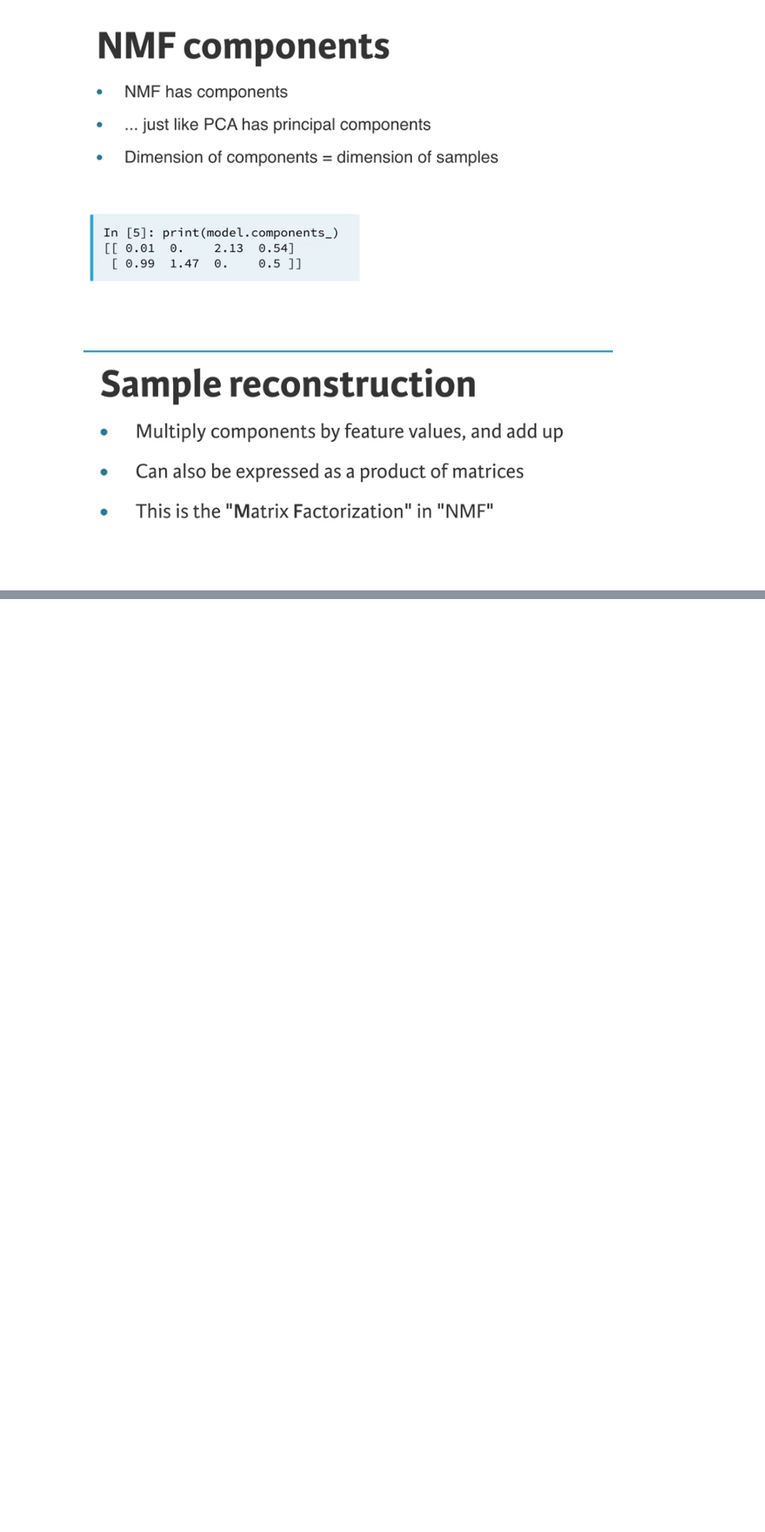
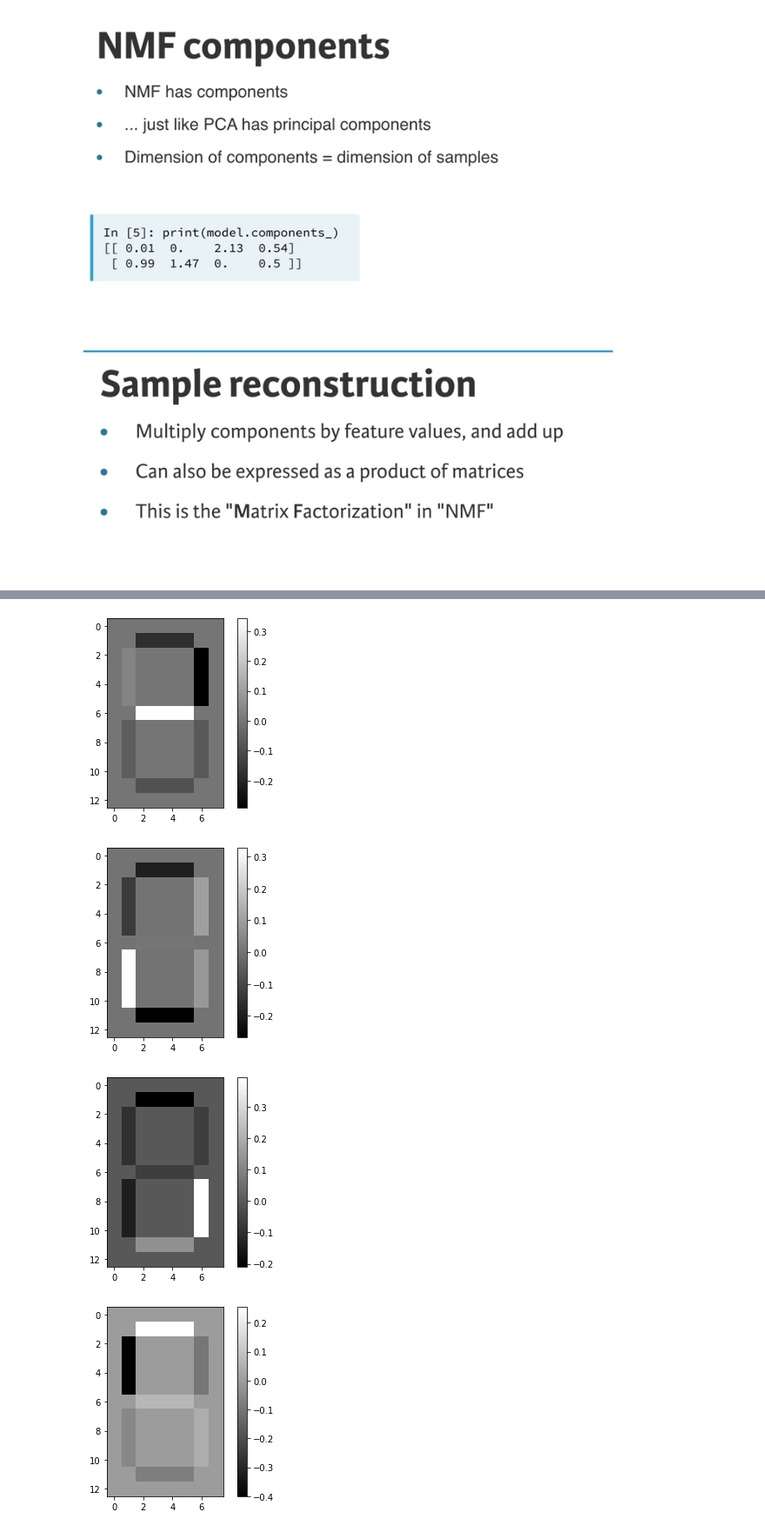
Before and after one commit to Iamsdt/Datacamp_Practice, a Jupyter notebook: Unsupervised learning/Non-negative matrix factorization (NMF).ipynb, the cells around one changed output, grey strips where cells are left out. Shown: that part at 87% size. Drawn from its saved outputs; the diff is of its cells as text; code cells hidden in the pictures; blank space fills up the shorter version.

```diff
--- a/Unsupervised learning/Non-negative matrix factorization (NMF).ipynb
+++ b/Unsupervised learning/Non-negative matrix factorization (NMF).ipynb
@@ -23,0 +140,18 @@ print(nmf_features)
+# %%
+# Import PCA
+from sklearn.decomposition import PCA
+
+# Create a PCA instance: model
+model = PCA(7)
+
+# Apply fit_transform to samples: features
+features = model.fit_transform(samples)
+
+# Call show_as_image on each component
+for component in model.components_:
+    show_as_image(component)
+# %% [output]
+[figure, added]
+[figure, added]
+[figure, added]
+[figure, added]
```
Also changed, not shown: parts of 8 cells of this notebook, 8 other files.
